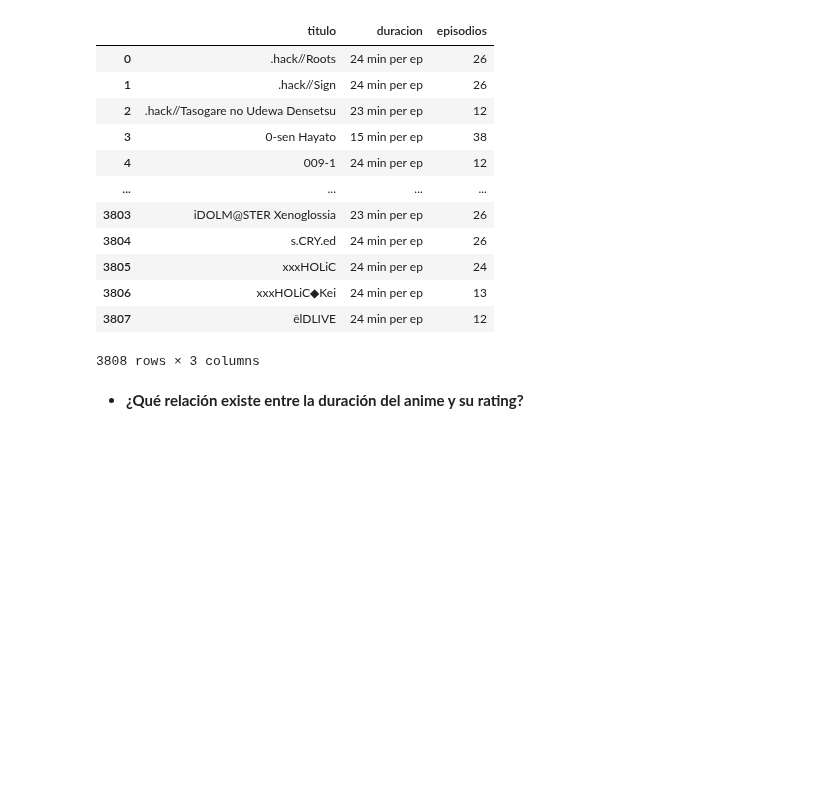
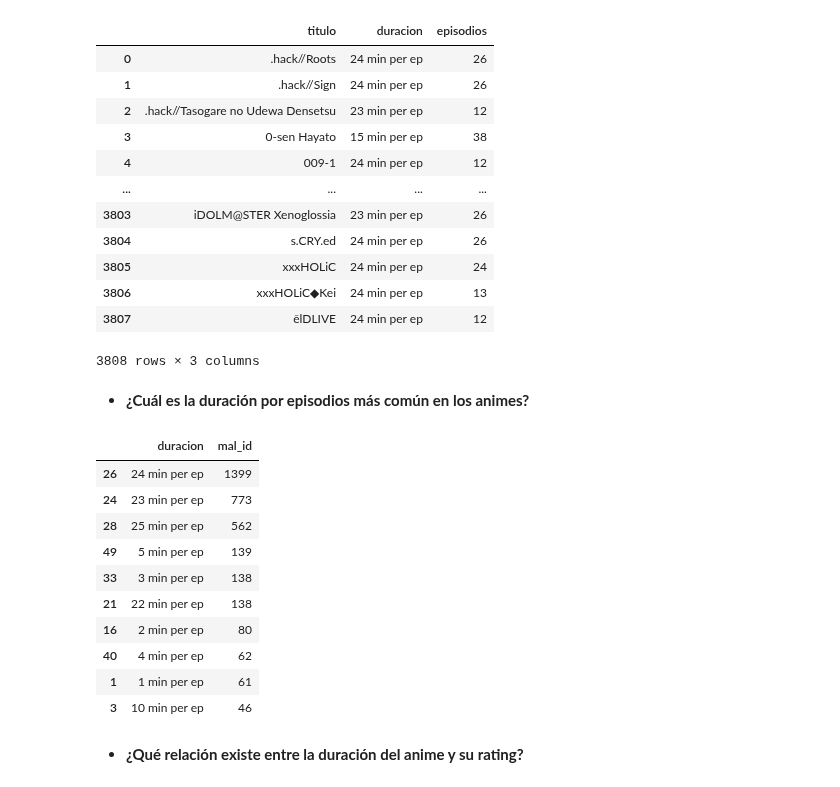
Before and after one commit to SaitoM17/anime_analisis, a Jupyter notebook: notebooks/anime.ipynb, the cells around one changed output. Cells and saved outputs as stored; diff of their text form; code cells hidden in the pictures; blank space fills up the shorter version.

Commit message:
feat: Duración por episodio más común en los animes

```diff
--- a/notebooks/anime.ipynb
+++ b/notebooks/anime.ipynb
@@ -406,5 +406,22 @@ grupo_anime_duración
 | 3806 | xxxHOLiC◆Kei | 24 min per ep | 13 |
 | 3807 | ēlDLIVE | 24 min per ep | 12 |
 3808 rows × 3 columns
+# %% [markdown]
+* **¿Cuál es la duración por episodios más común en los animes?**
+# %%
+grupo_duración_cantidad = df_animes.groupby('duracion')['mal_id'].count().reset_index()
+grupo_duración_cantidad.sort_values(by='mal_id', ascending=False).head(10)
+# %% [output]
+|  | duracion | mal_id |
+| 26 | 24 min per ep | 1399 |
+| 24 | 23 min per ep | 773 |
+| 28 | 25 min per ep | 562 |
+| 49 | 5 min per ep | 139 |
+| 33 | 3 min per ep | 138 |
+| 21 | 22 min per ep | 138 |
+| 16 | 2 min per ep | 80 |
+| 40 | 4 min per ep | 62 |
+| 1 | 1 min per ep | 61 |
+| 3 | 10 min per ep | 46 |
 # %% [markdown]
 * **¿Qué relación existe entre la duración del anime y su rating?**
```
